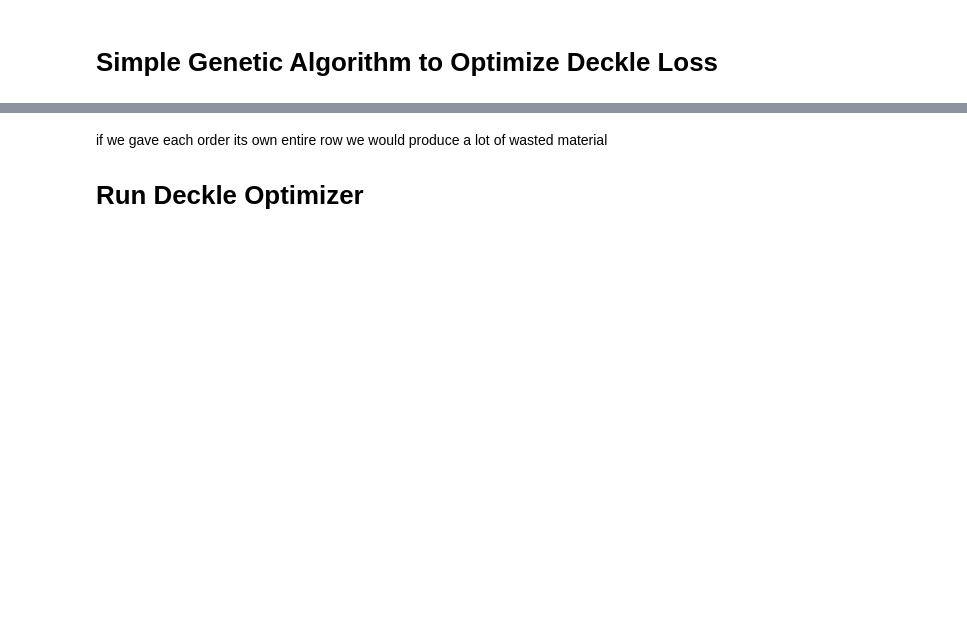
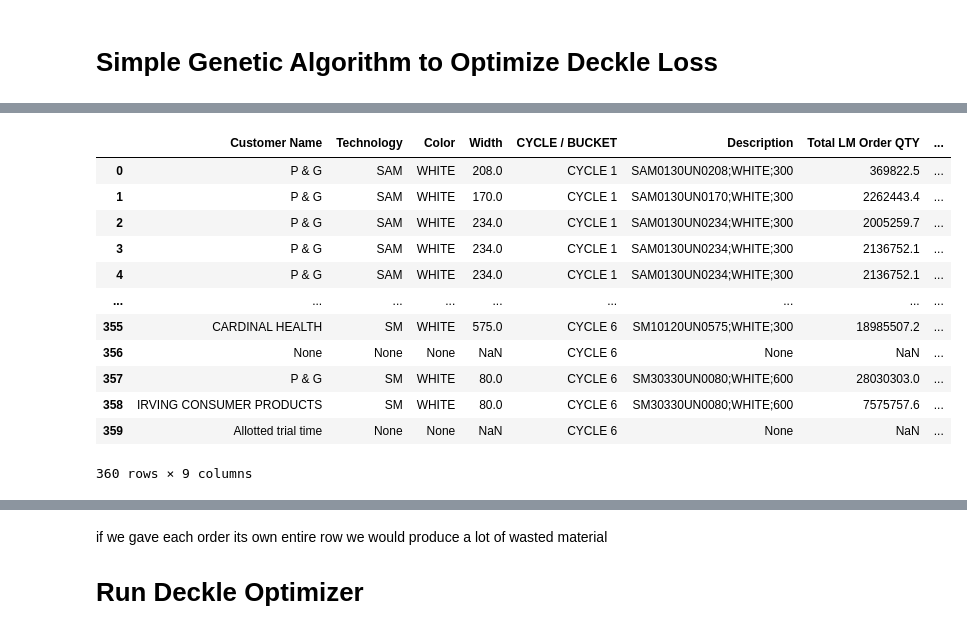
Before and after one commit to wesleybeckner/decklizer, a Jupyter notebook: notebooks/Deckle Optimizer.ipynb, the cells around one changed output, grey strips where cells are left out. Saved outputs shown, nothing was run; the diff lists cells and outputs as text; code cells hidden in the pictures; blank space fills up the shorter version.

```diff
--- a/notebooks/Deckle Optimizer.ipynb
+++ b/notebooks/Deckle Optimizer.ipynb
@@ -58,0 +59,8 @@ temp = df_input_schedule[['Customer Name', 'Technology', 'Color', 'Width', 'CYCL
+# %%
+temp = df_input_schedule[['Customer Name', 'Technology', 'Color', 'Width', 'CYCLE / BUCKET',
+                          'Description', 'Total LM Order QTY',
+                          'Scheduled Ship Date', 'Date order is complete']]
+temp.loc[:,'Scheduled Ship Date'] = pd.to_datetime(temp['Scheduled Ship Date'], errors='coerce')
+temp.loc[:,"Scheduled Ship Date"] = temp["Scheduled Ship Date"].dt.strftime("%Y-%m-%d")
+
+temp.loc[:,"Date order is complete"] = temp["Date order is complete"].dt.round('T')
@@ -65,4 +87,6 @@ temp2 = pd.read_json(temp_json,
 
 ## to_datetime and to_json use default units ms and ns, respectively
 temp2['Scheduled Ship Date'] = pd.to_datetime(temp2['Scheduled Ship Date'],
-                                              errors='ignore', unit='ms')
+                                              errors='coerce', unit='ms')
+# %%
+temp2["Scheduled Ship Date"] = temp2["Scheduled Ship Date"].dt.strftime("%Y-%m-%d")
@@ -69,3 +97,19 @@ temp2['Scheduled Ship Date'] = pd.to_datetime(temp2['Scheduled Ship Date'],
+# %%
+temp2
+# %% [output]
+|  | Customer Name | Technology | Color | Width | CYCLE / BUCKET | Description | Total LM Order QTY | ... |
+| 0 | P & G | SAM | WHITE | 208.0 | CYCLE 1 | SAM0130UN0208;WHITE;300 | 369822.5 | ... |
+| 1 | P & G | SAM | WHITE | 170.0 | CYCLE 1 | SAM0130UN0170;WHITE;300 | 2262443.4 | ... |
+| 2 | P & G | SAM | WHITE | 234.0 | CYCLE 1 | SAM0130UN0234;WHITE;300 | 2005259.7 | ... |
+| 3 | P & G | SAM | WHITE | 234.0 | CYCLE 1 | SAM0130UN0234;WHITE;300 | 2136752.1 | ... |
+| 4 | P & G | SAM | WHITE | 234.0 | CYCLE 1 | SAM0130UN0234;WHITE;300 | 2136752.1 | ... |
+| ... | ... | ... | ... | ... | ... | ... | ... | ... |
+| 355 | CARDINAL HEALTH | SM | WHITE | 575.0 | CYCLE 6 | SM10120UN0575;WHITE;300 | 18985507.2 | ... |
+| 356 | None | None | None | NaN | CYCLE 6 | None | NaN | ... |
+| 357 | P & G | SM | WHITE | 80.0 | CYCLE 6 | SM30330UN0080;WHITE;600 | 28030303.0 | ... |
+| 358 | IRVING CONSUMER PRODUCTS | SM | WHITE | 80.0 | CYCLE 6 | SM30330UN0080;WHITE;600 | 7575757.6 | ... |
+| 359 | Allotted trial time | None | None | NaN | CYCLE 6 | None | NaN | ... |
+360 rows × 9 columns
 # %%
 ### not currently used, grabs indicated information
 customer_names = [i for i in df['Customer Name'].unique() if type(i) == str]
```
Also changed, not shown: parts of 30 cells of this notebook, 2 other files.
